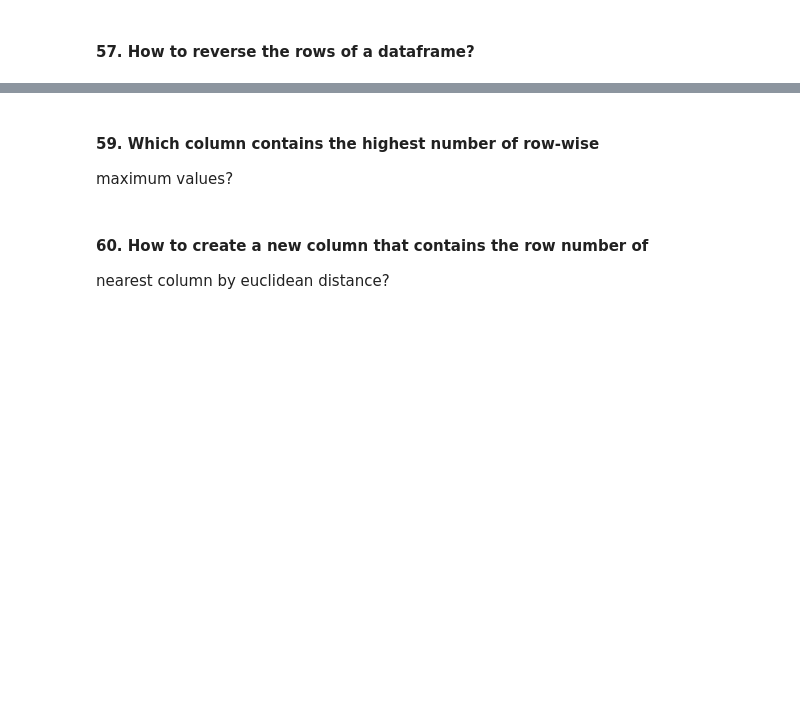
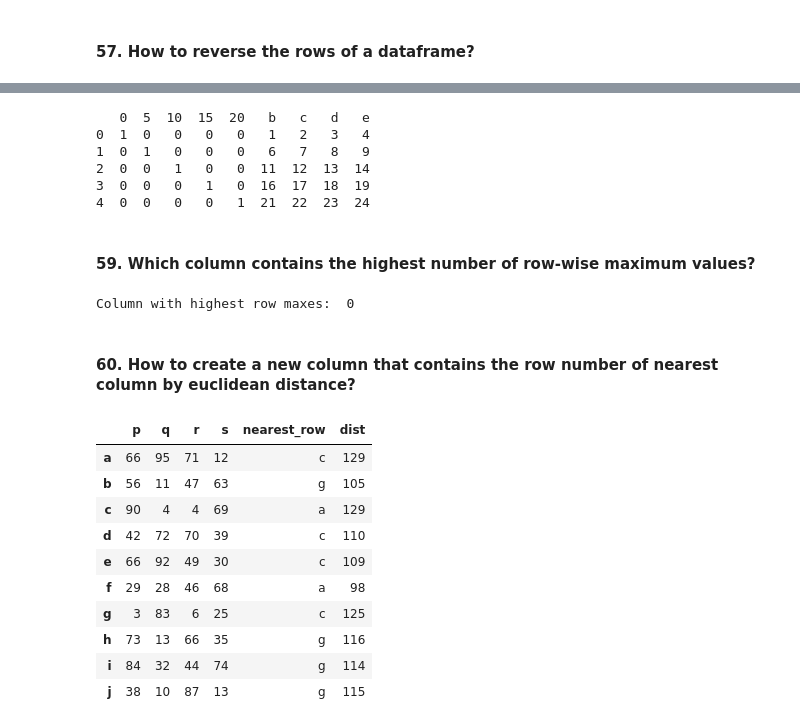
Before and after one commit to caiquemiranda/-pandas-exercises, a Jupyter notebook: 41-60.ipynb, the cells around one changed output, grey strips where cells are left out. Saved outputs shown, nothing was run; the diff lists cells and outputs as text; code cells hidden in the pictures; blank space fills up the shorter version.

```diff
--- a/41-60.ipynb
+++ b/41-60.ipynb
@@ -215,3 +334,15 @@ print(df_onehot)
+# %%
+onehot = pd.concat([pd.get_dummies(rnd_7['a']),
+                   rnd_7[list('bcde')]],
+                   axis = 1)
+
+print(onehot)
+# %% [output]
+   0  5  10  15  20   b   c   d   e
+0  1  0   0   0   0   1   2   3   4
+1  0  1   0   0   0   6   7   8   9
+2  0  0   1   0   0  11  12  13  14
+3  0  0   0   1   0  16  17  18  19
+4  0  0   0   0   1  21  22  23  24
 # %% [markdown]
-#### 59. Which column contains the highest number of row-wise
-maximum values?
+#### 59. Which column contains the highest number of row-wise maximum values?
@@ -218,31 +351,43 @@ maximum values?
 # %%
-# Input
-df = pd.DataFrame(np.random.randint(1,100, 40).reshape(10, -1))
-# Solution
-print('Column with highest row maxes: ', df.apply(np.argmax, axis=1).value_counts().
-index[0])
+print('Column with highest row maxes: ',
+      rnd_8.apply(np.argmax,
+               axis = 1).value_counts().index[0])
+# %% [output]
+Column with highest row maxes:  0
 # %% [markdown]
-#### 60. How to create a new column that contains the row number of
-nearest column by euclidean distance?
+#### 60. How to create a new column that contains the row number of nearest column by euclidean distance?
+# %%
+rnd_9 = pd.DataFrame(np.random.randint(1, 100, 40).reshape(10, -1),
+                  columns = list('pqrs'),
+                  index = list('abcdefghij'))
 # %%
-df = pd.DataFrame(np.random.randint(1,100, 40).reshape(10, -1), columns=list('pqrs'
-), index=list('abcdefghij'))
-# Solution
-import numpy as np
-# init outputs
 nearest_rows = []
 nearest_distance = []
-# iterate rows.
-for i, row in df.iterrows():
-curr = row
-rest = df.drop(i)
-e_dists = {} # init dict to store euclidean dists for current row.
-# iterate rest of rows for current row
-for j, contestant in rest.iterrows():
-# compute euclidean dist and update e_dists
-e_dists.update({j: round(np.linalg.norm(curr.values - contestant.values))})
-# update nearest row to current row and the distance value
-nearest_rows.append(max(e_dists, key=e_dists.get))
-nearest_distance.append(max(e_dists.values()))
-df['nearest_row'] = nearest_rows
-df['dist'] = nearest_distance
+
+for i, row in rnd_9.iterrows():
+    curr = row
+    rest = rnd_9.drop(i)
+    e_dists = {}
+
+    for j, contestant in rest.iterrows():
+        e_dists.update({j: round(np.linalg.norm(curr.values - contestant.values))})
+
+    nearest_rows.append(max(e_dists, key=e_dists.get))
+    nearest_distance.append(max(e_dists.values()))
+
+rnd_9['nearest_row'] = nearest_rows
+rnd_9['dist'] = nearest_distance
+# %%
+rnd_9
+# %% [output]
+|  | p | q | r | s | nearest_row | dist |
+| a | 66 | 95 | 71 | 12 | c | 129 |
+| b | 56 | 11 | 47 | 63 | g | 105 |
+| c | 90 | 4 | 4 | 69 | a | 129 |
+| d | 42 | 72 | 70 | 39 | c | 110 |
+| e | 66 | 92 | 49 | 30 | c | 109 |
+| f | 29 | 28 | 46 | 68 | a | 98 |
+| g | 3 | 83 | 6 | 25 | c | 125 |
+| h | 73 | 13 | 66 | 35 | g | 116 |
+| i | 84 | 32 | 44 | 74 | g | 114 |
+| j | 38 | 10 | 87 | 13 | g | 115 |
```
Also changed, not shown: parts of 58 cells of this notebook, 3 other files.
